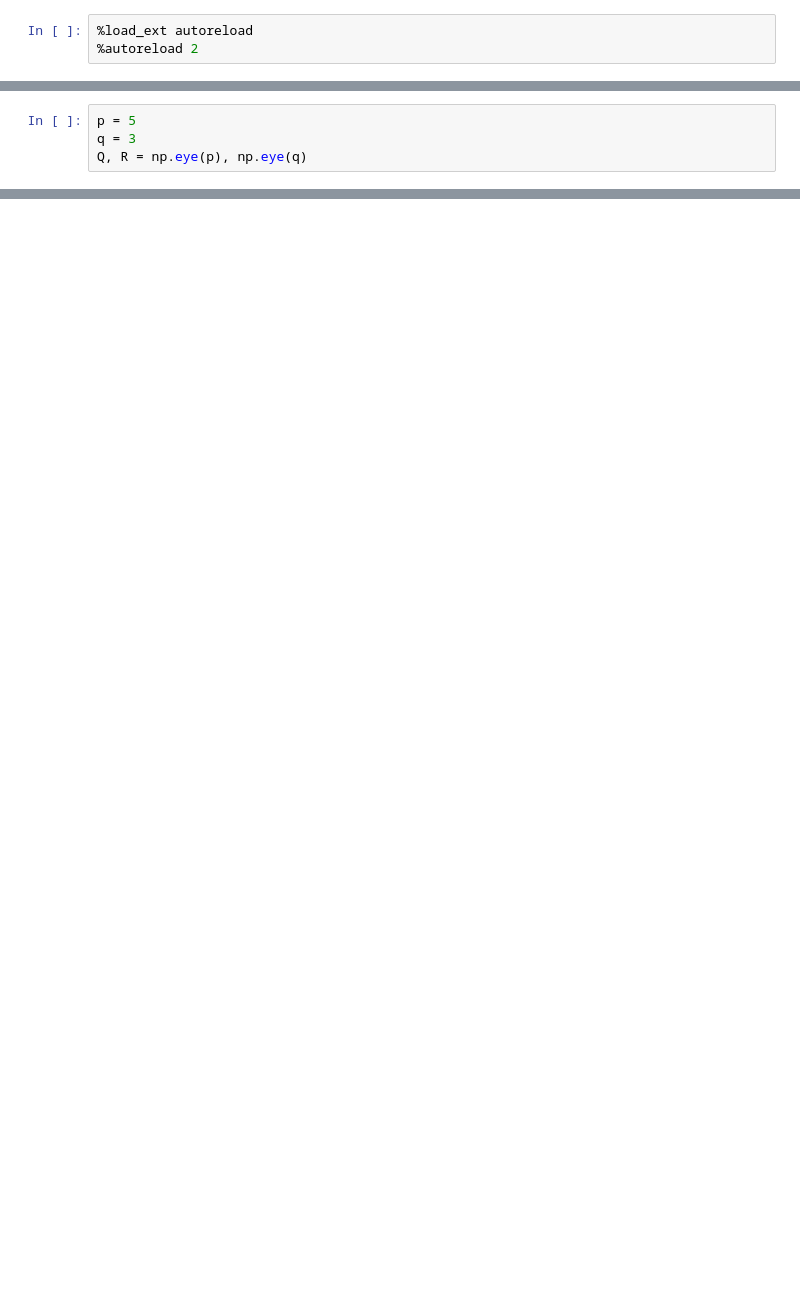
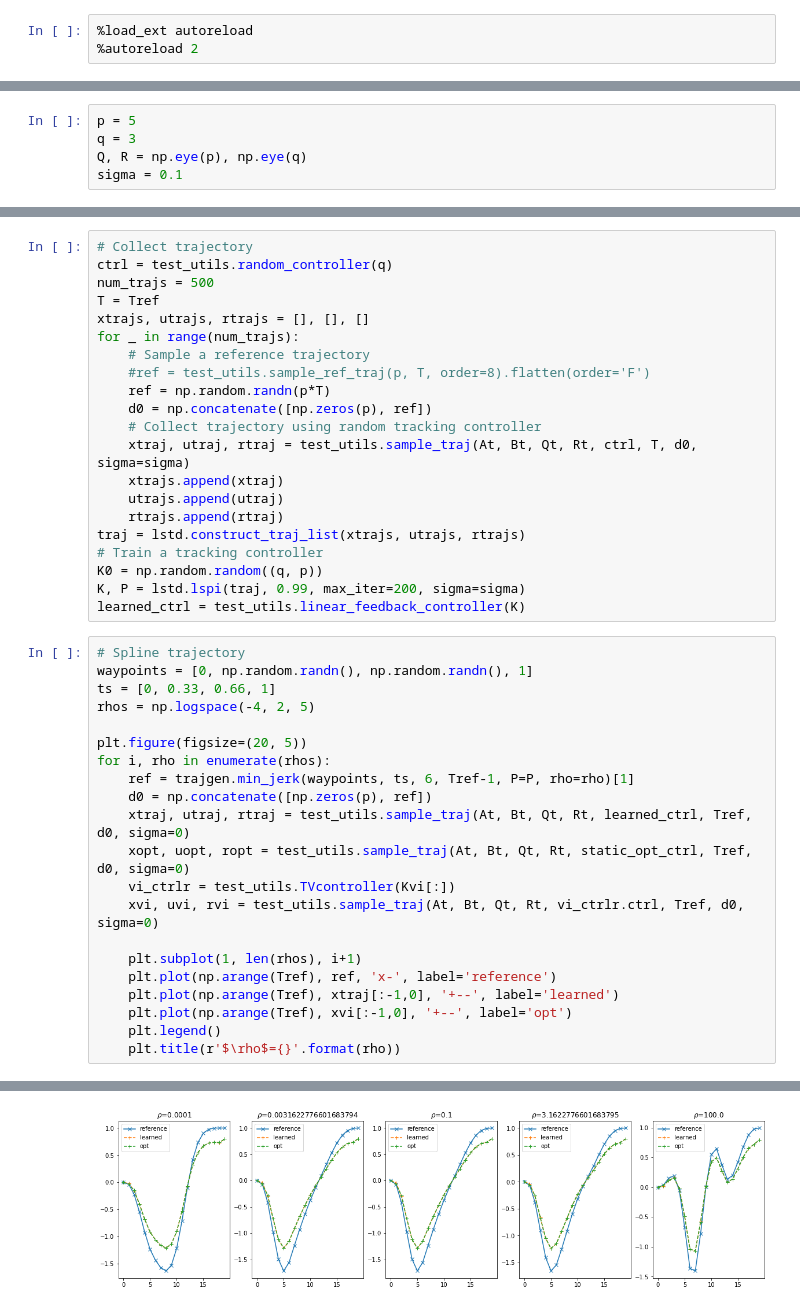
Before and after one commit to Nusha97/Layered-control-architectures-for-Robotics, a Jupyter notebook: tracking/LSTD Tutorial.ipynb, the cells around one changed output, grey strips where cells are left out. Saved outputs shown, nothing was run; the diff lists cells and outputs as text; blank space fills up the shorter version.

```diff
--- a/tracking/LSTD Tutorial.ipynb
+++ b/tracking/LSTD Tutorial.ipynb
@@ -13,3 +15,4 @@ import test_utils
 p = 5
 q = 3
 Q, R = np.eye(p), np.eye(q)
+sigma = 0.1
@@ -39,0 +147,43 @@ _ = plt.plot(np.arange(T+1), xtraj)
+# %%
+# Collect trajectory
+ctrl = test_utils.random_controller(q)
+num_trajs = 500
+T = Tref
+xtrajs, utrajs, rtrajs = [], [], []
+for _ in range(num_trajs):
+    # Sample a reference trajectory
+    #ref = test_utils.sample_ref_traj(p, T, order=8).flatten(order='F')
+    ref = np.random.randn(p*T)
+    d0 = np.concatenate([np.zeros(p), ref])
+    # Collect trajectory using random tracking controller
+    xtraj, utraj, rtraj = test_utils.sample_traj(At, Bt, Qt, Rt, ctrl, T, d0, sigma=sigma)
+    xtrajs.append(xtraj)
+    utrajs.append(utraj)
+    rtrajs.append(rtraj)
+traj = lstd.construct_traj_list(xtrajs, utrajs, rtrajs)
+# Train a tracking controller
+K0 = np.random.random((q, p))
+K, P = lstd.lspi(traj, 0.99, max_iter=200, sigma=sigma)
+learned_ctrl = test_utils.linear_feedback_controller(K)
+# %%
+# Spline trajectory
+waypoints = [0, np.random.randn(), np.random.randn(), 1]
+ts = [0, 0.33, 0.66, 1]
+rhos = np.logspace(-4, 2, 5)
+
+plt.figure(figsize=(20, 5))
+for i, rho in enumerate(rhos):
+    ref = trajgen.min_jerk(waypoints, ts, 6, Tref-1, P=P, rho=rho)[1]
+    d0 = np.concatenate([np.zeros(p), ref])
+    xtraj, utraj, rtraj = test_utils.sample_traj(At, Bt, Qt, Rt, learned_ctrl, Tref, d0, sigma=0)
+    xopt, uopt, ropt = test_utils.sample_traj(At, Bt, Qt, Rt, static_opt_ctrl, Tref, d0, sigma=0)
+    vi_ctrlr = test_utils.TVcontroller(Kvi[:])
+    xvi, uvi, rvi = test_utils.sample_traj(At, Bt, Qt, Rt, vi_ctrlr.ctrl, Tref, d0, sigma=0)
+
+    plt.subplot(1, len(rhos), i+1)
+    plt.plot(np.arange(Tref), ref, 'x-', label='reference')
+    plt.plot(np.arange(Tref), xtraj[:-1,0], '+--', label='learned')
+    plt.plot(np.arange(Tref), xvi[:-1,0], '+--', label='opt')
+    plt.legend()
+    plt.title(r'$\rho$={}'.format(rho))
+# %% [output]
@@ -39,0 +195 @@ _ = plt.plot(np.arange(T+1), xtraj)
+[figure, added]
```
Also changed, not shown: parts of 24 cells of this notebook, 5 other files.
